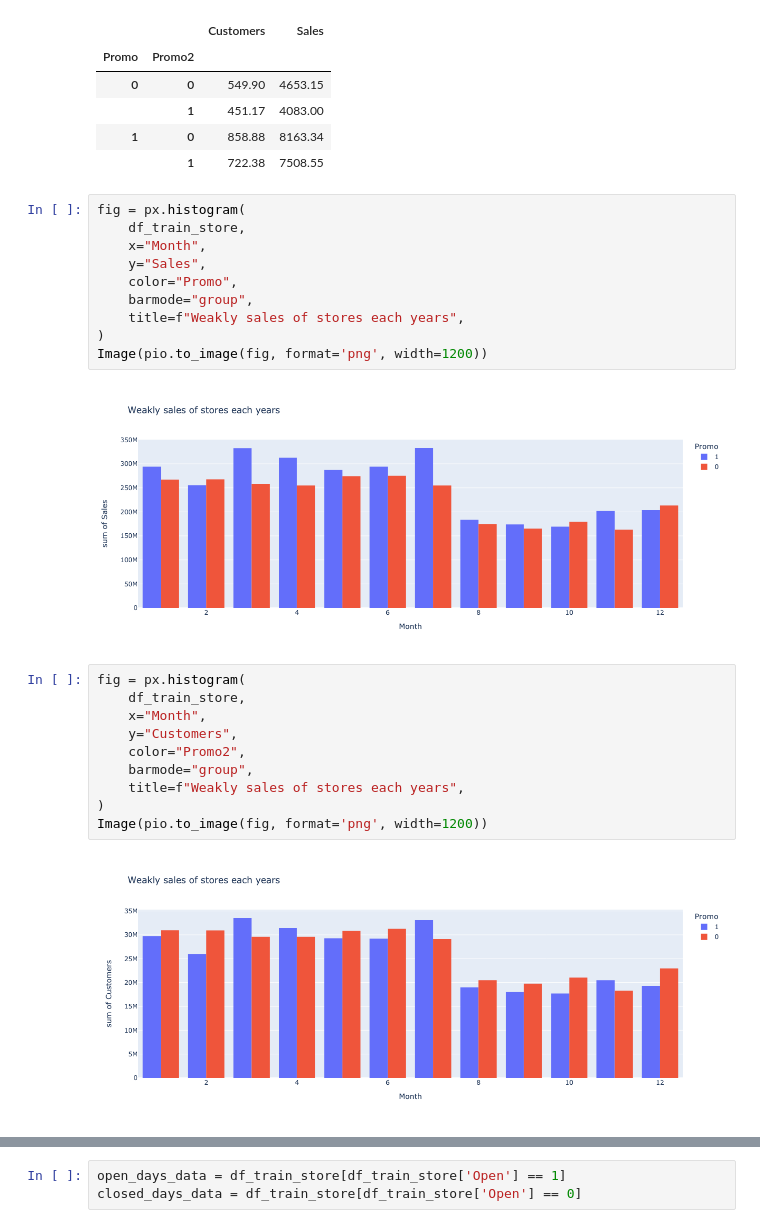
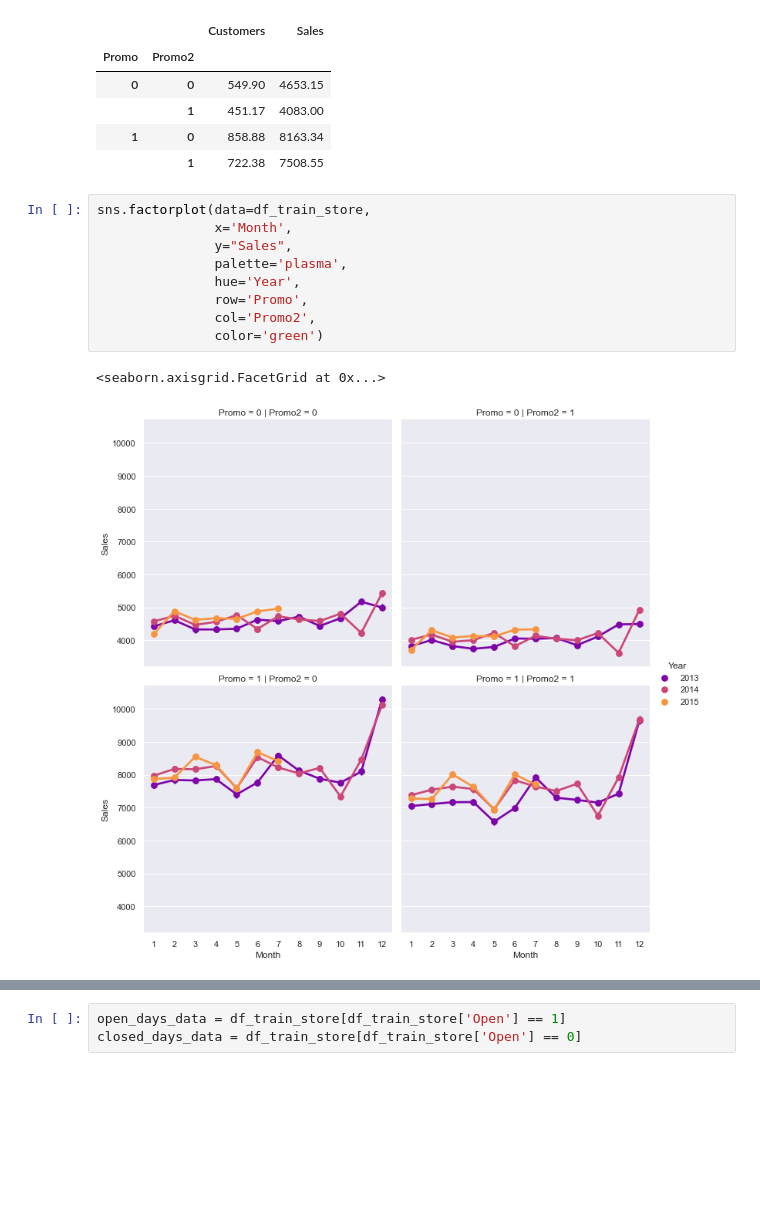
Before and after one commit to eandualem/PharmaceuticalSalesPrediction, a Jupyter notebook: notebooks/2.0 exploration.ipynb, the cells around one changed output, grey strips where cells are left out. Cells and saved outputs as stored; diff of their text form; blank space fills up the shorter version.

```diff
--- a/notebooks/2.0 exploration.ipynb
+++ b/notebooks/2.0 exploration.ipynb
@@ -334,27 +364,15 @@ overall_trend
 |  | 1 | 451.17 | 4083.00 |
 | 1 | 0 | 858.88 | 8163.34 |
 |  | 1 | 722.38 | 7508.55 |
-# %%
-fig = px.histogram(
-    df_train_store,
-    x="Month",
-    y="Sales",
-    color="Promo",
-    barmode="group",
-    title=f"Weakly sales of stores each years",
-)
-Image(pio.to_image(fig, format='png', width=1200))
-# %% [output]
-[figure, removed]
-# %%
-fig = px.histogram(
-    df_train_store,
-    x="Month",
-    y="Customers",
-    color="Promo2",
-    barmode="group",
-    title=f"Weakly sales of stores each years",
-)
-Image(pio.to_image(fig, format='png', width=1200))
-# %% [output]
-[figure, removed]
+# %%
+sns.factorplot(data=df_train_store,
+               x='Month',
+               y="Sales",
+               palette='plasma',
+               hue='Year',
+               row='Promo',
+               col='Promo2',
+               color='green')
+# %% [output]
+<seaborn.axisgrid.FacetGrid at 0x...>
+[figure, added]
```
Also changed, not shown: parts of 10 cells of this notebook.
